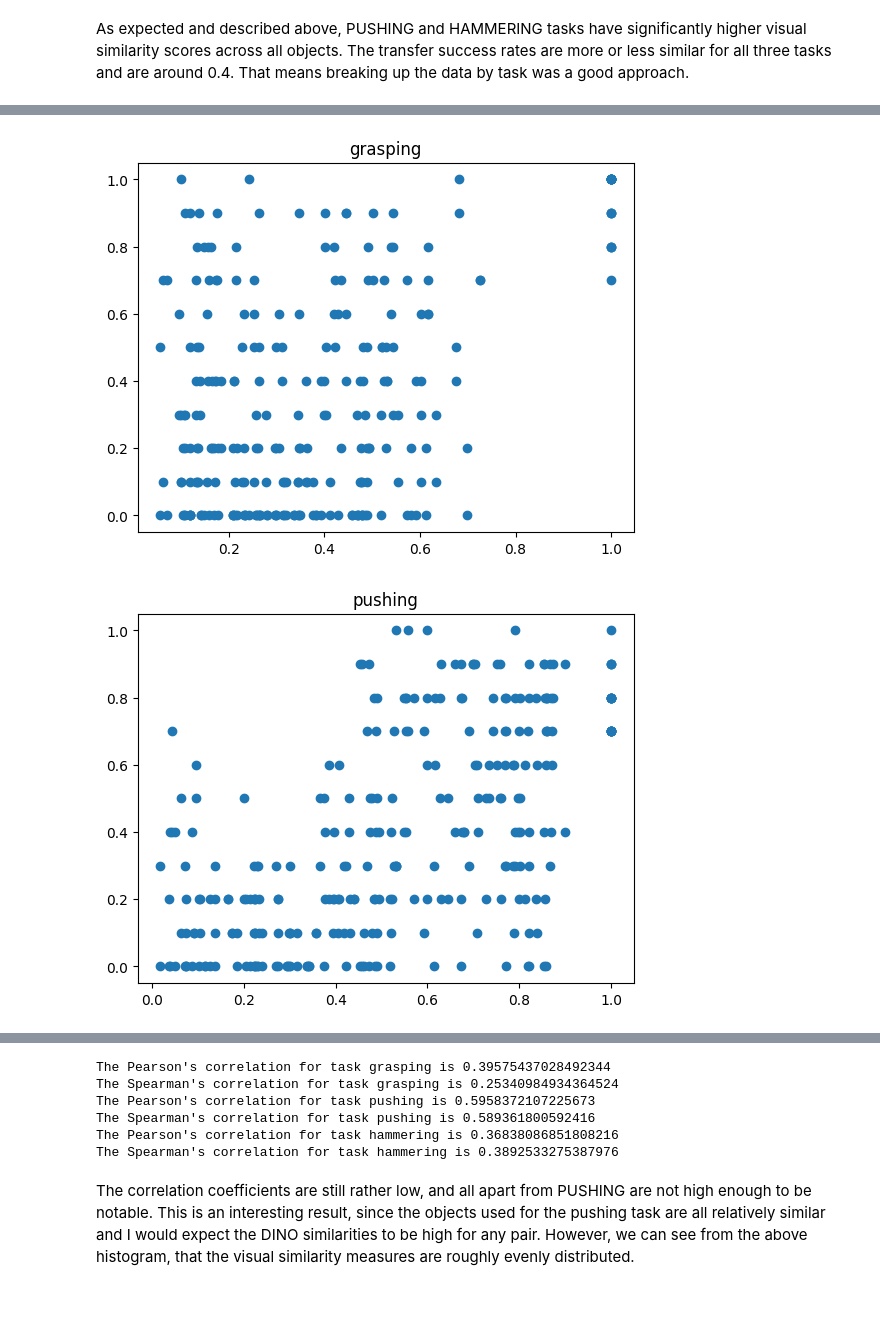
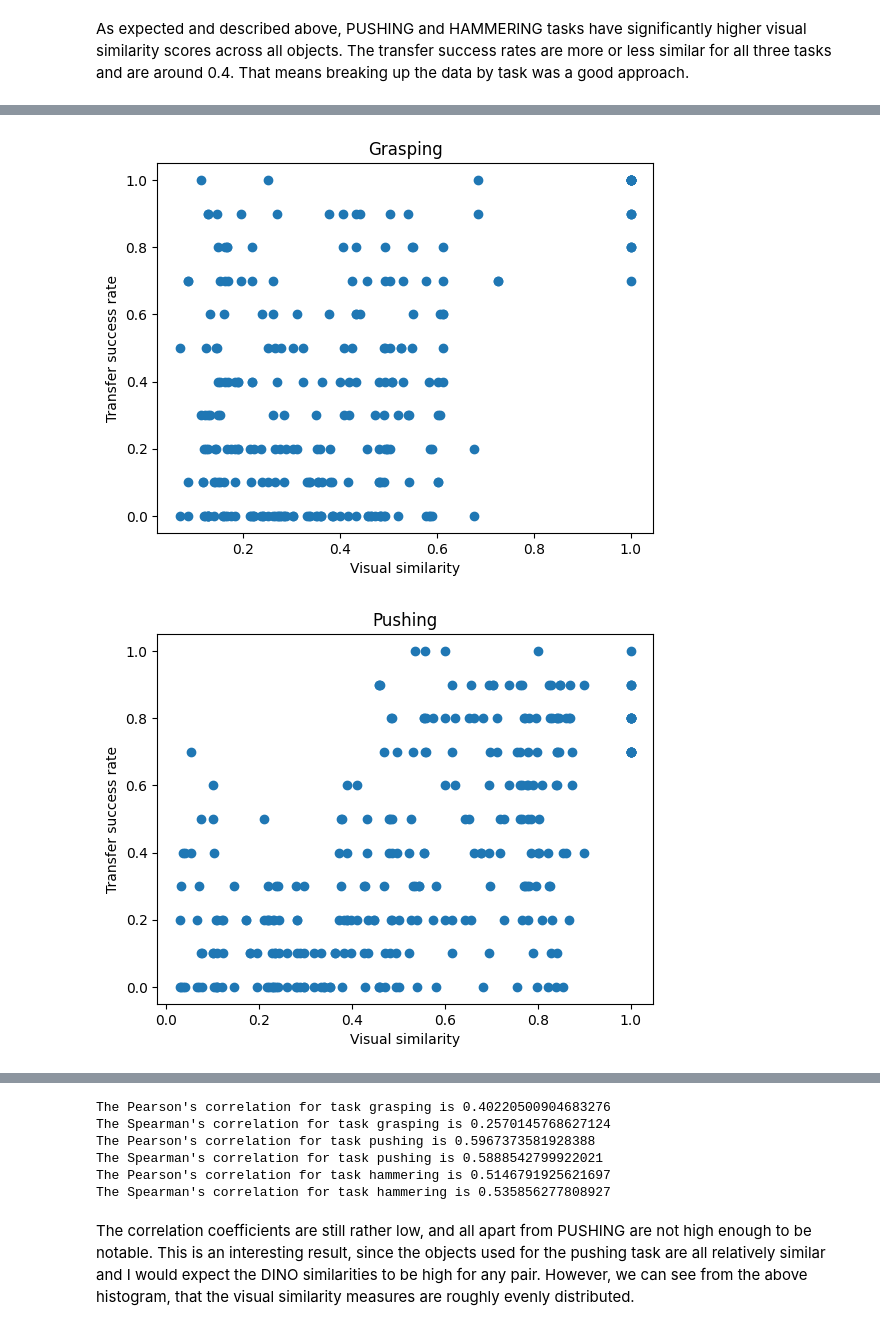
Before and after one commit to dejamiko/learning, a Jupyter notebook: initial_data_analysis.ipynb, the cells around one changed output, grey strips where cells are left out. Cells and saved outputs as stored; diff of their text form; code cells hidden in the pictures; blank space fills up the shorter version.

```diff
--- a/initial_data_analysis.ipynb
+++ b/initial_data_analysis.ipynb
@@ -6,6 +6,7 @@ from config import Config
 from playground.environment import Environment
 
 config = Config()
+config.OBJ_NUM = 51
 environment = Environment(config)
 # %%
 for o in environment.get_objects():
@@ -34,6 +35,8 @@ ls = environment.storage._latent_similarities
 vs = np.zeros((config.OBJ_NUM, config.OBJ_NUM))
 for i in range(config.OBJ_NUM):
     for j in range(config.OBJ_NUM):
+        if environment.get_objects()[i].task != environment.get_objects()[j].task:
+            continue
         vs[i, j] = environment.storage.get_visual_similarity(i, j)
 # %%
 print(ls)
@@ -254,13 +257,15 @@ show_histograms(hammering_vs.flatten(), hammering_ls.flatten(), "hammering")
 # %%
 def plot_scatter(vs, ls, task):
     plt.scatter(vs, ls)
+    plt.xlabel("Visual similarity")
+    plt.ylabel("Transfer success rate")
     plt.title(task)
     plt.show()
 
 
-plot_scatter(grasping_vs.flatten(), grasping_ls.flatten(), "grasping")
-plot_scatter(pushing_vs.flatten(), pushing_ls.flatten(), "pushing")
-plot_scatter(hammering_vs.flatten(), hammering_ls.flatten(), "hammering")
+plot_scatter(grasping_vs.flatten(), grasping_ls.flatten(), "Grasping")
+plot_scatter(pushing_vs.flatten(), pushing_ls.flatten(), "Pushing")
+plot_scatter(hammering_vs.flatten(), hammering_ls.flatten(), "Hammering")
 # %% [output]
-[figure, old version]
+[figure, new version]
-[figure, old version]
+[figure, new version]
@@ -277,11 +282,11 @@ print_correlation_coefficients(grasping_vs.flatten(), grasping_ls.flatten(), "gr
 print_correlation_coefficients(pushing_vs.flatten(), pushing_ls.flatten(), "pushing")
 print_correlation_coefficients(hammering_vs.flatten(), hammering_ls.flatten(), "hammering")
 # %% [output]
-The Pearson's correlation for task grasping is 0.39575437028492344
-The Spearman's correlation for task grasping is 0.25340984934364524
-The Pearson's correlation for task pushing is 0.5958372107225673
-The Spearman's correlation for task pushing is 0.589361800592416
-The Pearson's correlation for task hammering is 0.36838086851808216
-The Spearman's correlation for task hammering is 0.3892533275387976
+The Pearson's correlation for task grasping is 0.40220500904683276
+The Spearman's correlation for task grasping is 0.2570145768627124
+The Pearson's correlation for task pushing is 0.5967373581928388
+The Spearman's correlation for task pushing is 0.5888542799922021
+The Pearson's correlation for task hammering is 0.5146791925621697
+The Spearman's correlation for task hammering is 0.535856277808927
 # %% [markdown]
 The correlation coefficients are still rather low, and all apart from PUSHING are not high enough to be notable. This is an interesting result, since the objects used for the pushing task are all relatively similar and I would expect the DINO similarities to be high for any pair. However, we can see from the above histogram, that the visual similarity measures are roughly evenly distributed.
```
Also changed, not shown: parts of 16 cells of this notebook, 1 other file.
